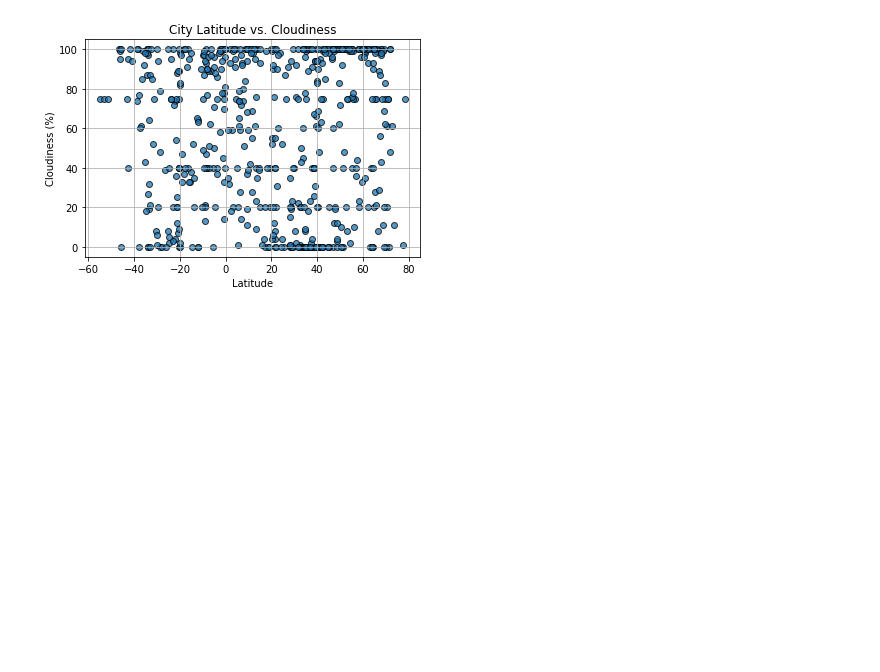
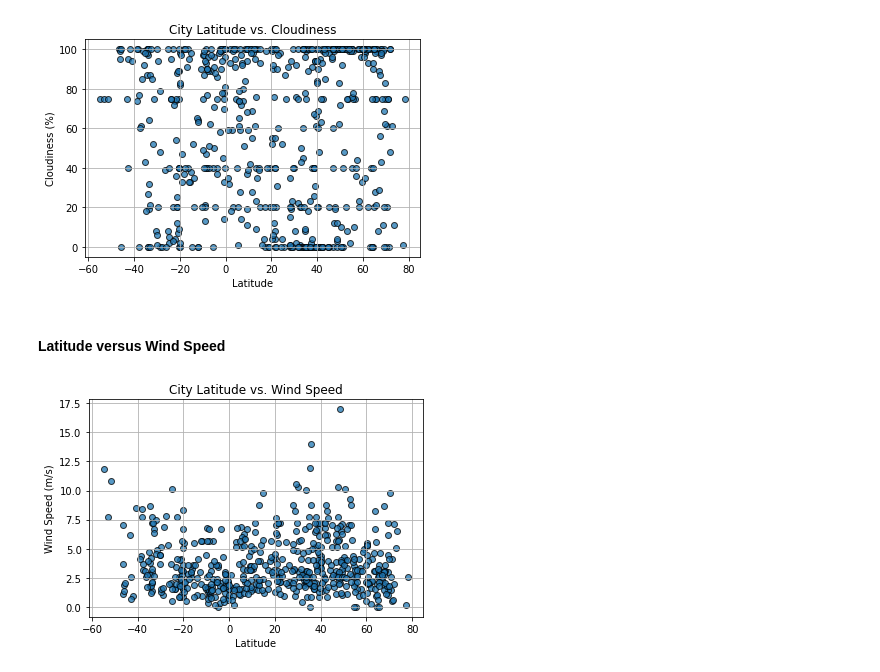
Before and after one commit to jbarkle/Python-API-Challenge, a Jupyter notebook: WeatherPy/WeatherPy.ipynb, the cells around one changed output. Drawn from its saved outputs; the diff is of its cells as text; code cells hidden in the pictures; blank space fills up the shorter version.

Commit message:
add latitude vs wind speed, modify all x/y plot variables to be unique

```diff
--- a/WeatherPy/WeatherPy.ipynb
+++ b/WeatherPy/WeatherPy.ipynb
@@ -248,3 +248,25 @@ plt.grid()
 plt.show()
 # %% [output]
 [figure]
+# %% [markdown]
+#### Latitude versus Wind Speed
+# %%
+# Build the scatter plots for latitude vs. wind speed
+x_values_ws = city_data_df["Lat"]
+y_values_ws = city_data_df["Wind Speed"]
+plt.scatter(x_values_ws,y_values_ws, marker="o", edgecolors="black",
+            alpha=0.75)
+
+# Incorporate the other graph properties
+plt.title("City Latitude vs. Wind Speed")
+plt.xlabel("Latitude")
+plt.ylabel("Wind Speed (m/s)")
+plt.grid()
+
+# Save the figure
+# plt.savefig("output_data/Fig4.png")
+
+# Show plot
+plt.show()
+# %% [output]
+[figure, added]
```
Also changed, not shown: parts of 3 cells of this notebook.
